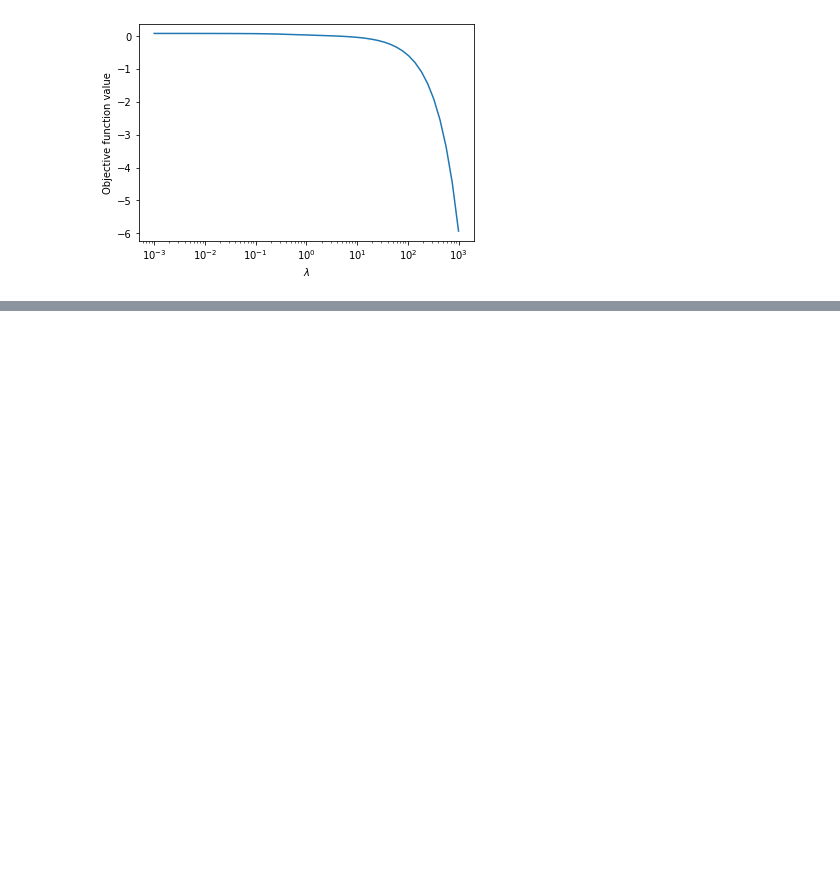
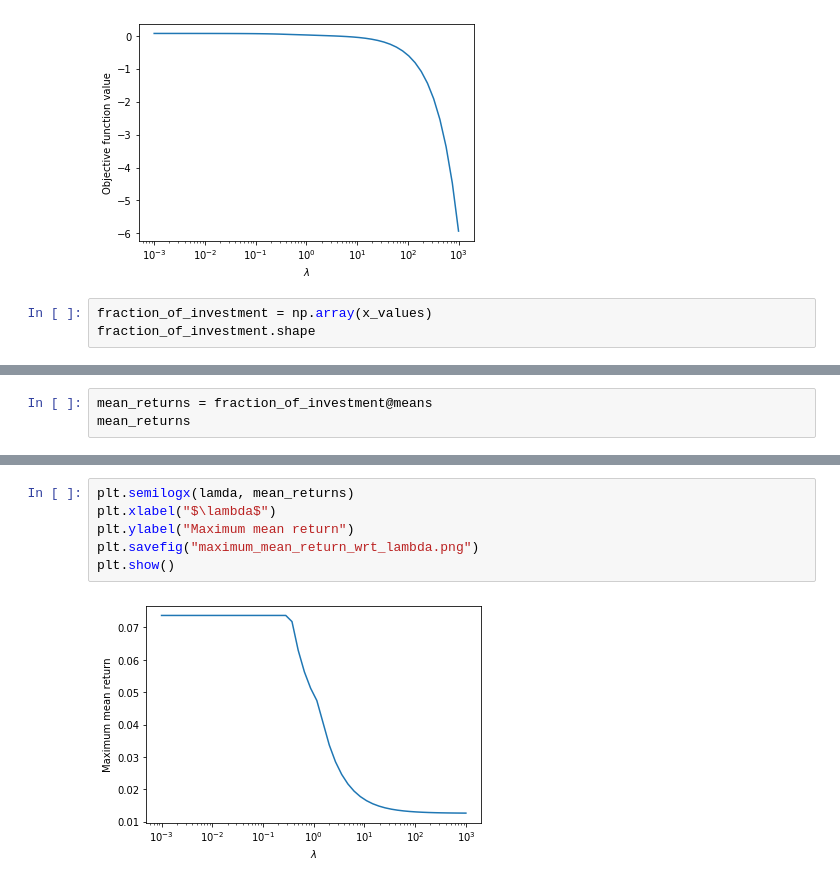
Before and after one commit to biswajitsahoo1111/machine_learning_regression_and_optimization, a Jupyter notebook: portfolio_cvxpy.ipynb, the cells around one changed output, grey strips where cells are left out. Drawn from its saved outputs; the diff is of its cells as text; blank space fills up the shorter version.

Commit message:
Added mean return plot

```diff
--- a/portfolio_cvxpy.ipynb
+++ b/portfolio_cvxpy.ipynb
@@ -271,3 +271,6 @@ plt.savefig("objective_fun_value.png")
 plt.show()
 # %% [output]
 [figure]
+# %%
+fraction_of_investment = np.array(x_values)
+fraction_of_investment.shape
@@ -273,0 +279,3 @@ plt.show()
+# %%
+mean_returns = fraction_of_investment@means
+mean_returns
@@ -274 +293,9 @@ plt.show()
+# %%
+plt.semilogx(lamda, mean_returns)
+plt.xlabel("$\lambda$")
+plt.ylabel("Maximum mean return")
+plt.savefig("maximum_mean_return_wrt_lambda.png")
+plt.show()
+# %% [output]
+[figure, added]
 # %%
```
Also changed, not shown: parts of 3 cells of this notebook.
